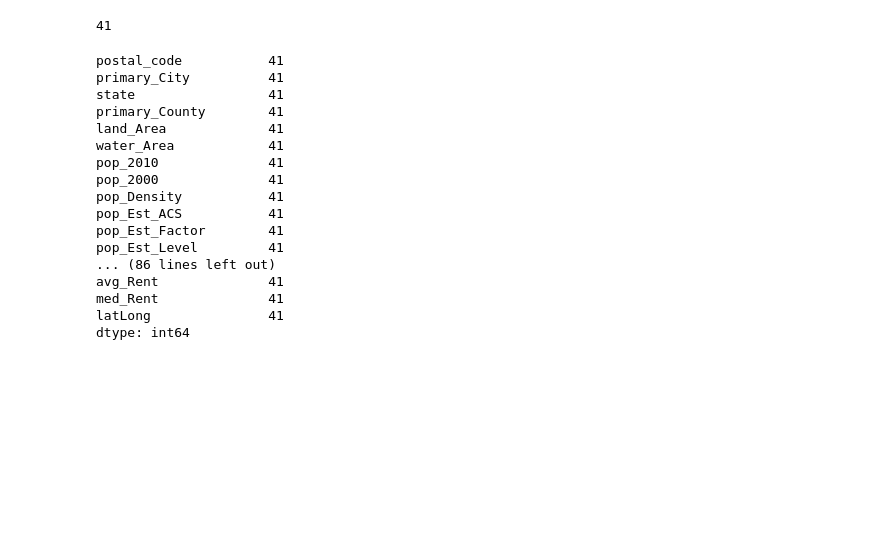
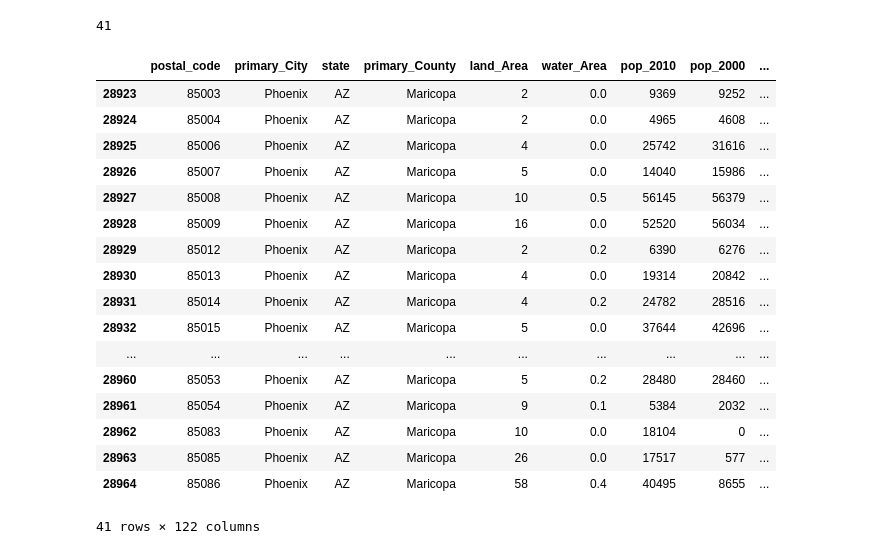
Before and after one commit to mahon1hr/MSDS498, a Jupyter notebook: code/jupyter_notebooks/yelp_combined.ipynb, the cells around one changed output. Drawn from its saved outputs; the diff is of its cells as text; code cells hidden in the pictures; blank space fills up the shorter version.

```diff
--- a/code/jupyter_notebooks/yelp_combined.ipynb
+++ b/code/jupyter_notebooks/yelp_combined.ipynb
@@ -629,32 +629,34 @@ len(zipcodes) # 41
 # %%
 demographics.count()
 demographics.shape #(32977, 122)
 demographics.head() #nulls might be non existant or they might be indicated with 0
 
 # Create dataframe of demographics only with zip codes from business file
 demographics_df=demographics[demographics.zcta.isin(zipcodes)]
 demographics_df.shape #(41, 122) - matched all 41 zip codes
 
 # Rename zip code column
 demographics_df = demographics_df.rename(columns={'zcta': 'postal_code'})
-demographics_df.count()
+demographics_df
+#demographics_df.count()
 # %% [output]
+|  | postal_code | primary_City | state | primary_County | land_Area | water_Area | pop_2010 | pop_2000 | ... |
+| 28923 | 85003 | Phoenix | AZ | Maricopa | 2 | 0.0 | 9369 | 9252 | ... |
+| 28924 | 85004 | Phoenix | AZ | Maricopa | 2 | 0.0 | 4965 | 4608 | ... |
+| 28925 | 85006 | Phoenix | AZ | Maricopa | 4 | 0.0 | 25742 | 31616 | ... |
+| 28926 | 85007 | Phoenix | AZ | Maricopa | 5 | 0.0 | 14040 | 15986 | ... |
+| 28927 | 85008 | Phoenix | AZ | Maricopa | 10 | 0.5 | 56145 | 56379 | ... |
+| 28928 | 85009 | Phoenix | AZ | Maricopa | 16 | 0.0 | 52520 | 56034 | ... |
+| 28929 | 85012 | Phoenix | AZ | Maricopa | 2 | 0.2 | 6390 | 6276 | ... |
+| 28930 | 85013 | Phoenix | AZ | Maricopa | 4 | 0.0 | 19314 | 20842 | ... |
+| 28931 | 85014 | Phoenix | AZ | Maricopa | 4 | 0.2 | 24782 | 28516 | ... |
+| 28932 | 85015 | Phoenix | AZ | Maricopa | 5 | 0.0 | 37644 | 42696 | ... |
+| ... | ... | ... | ... | ... | ... | ... | ... | ... | ... |
+| 28960 | 85053 | Phoenix | AZ | Maricopa | 5 | 0.2 | 28480 | 28460 | ... |
+| 28961 | 85054 | Phoenix | AZ | Maricopa | 9 | 0.1 | 5384 | 2032 | ... |
+| 28962 | 85083 | Phoenix | AZ | Maricopa | 10 | 0.0 | 18104 | 0 | ... |
+| 28963 | 85085 | Phoenix | AZ | Maricopa | 26 | 0.0 | 17517 | 577 | ... |
+| 28964 | 85086 | Phoenix | AZ | Maricopa | 58 | 0.4 | 40495 | 8655 | ... |
-postal_code           41
-primary_City          41
-state                 41
-primary_County        41
-land_Area             41
-water_Area            41
-pop_2010              41
-pop_2000              41
-pop_Density           41
-pop_Est_ACS           41
-pop_Est_Factor        41
-pop_Est_Level         41
-... (86 lines left out)
-avg_Rent              41
-med_Rent              41
-latLong               41
-dtype: int64
+41 rows × 122 columns
 # %%
 business_df = pd.merge(df_merged,demographics_df,how='left',on='postal_code')
```
Also changed, not shown: parts of 10 cells of this notebook.
